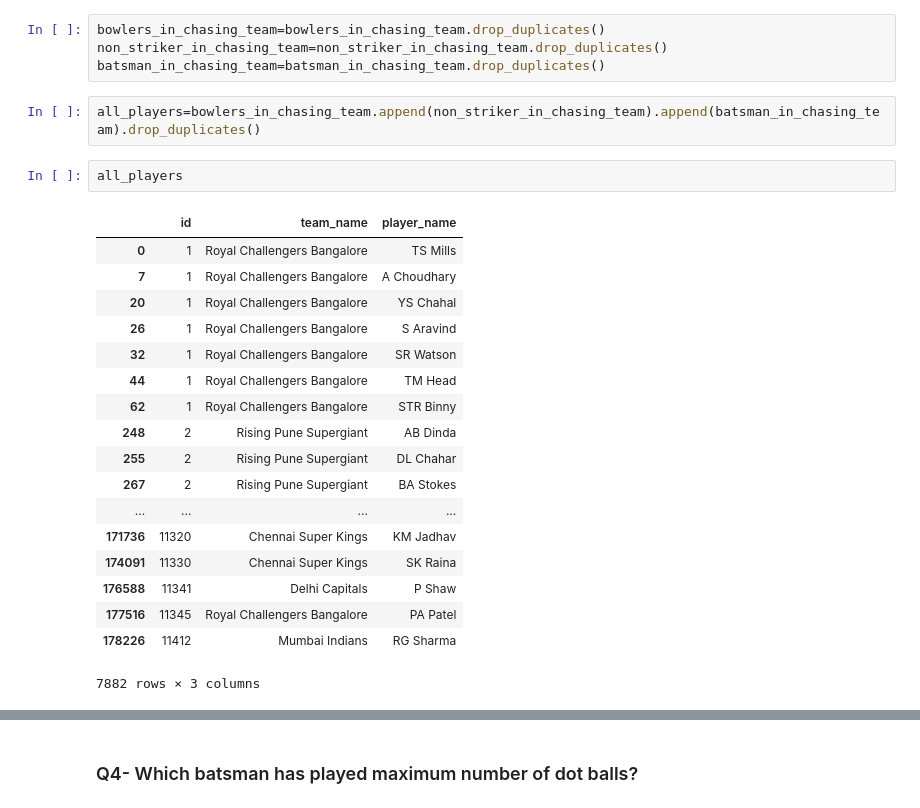
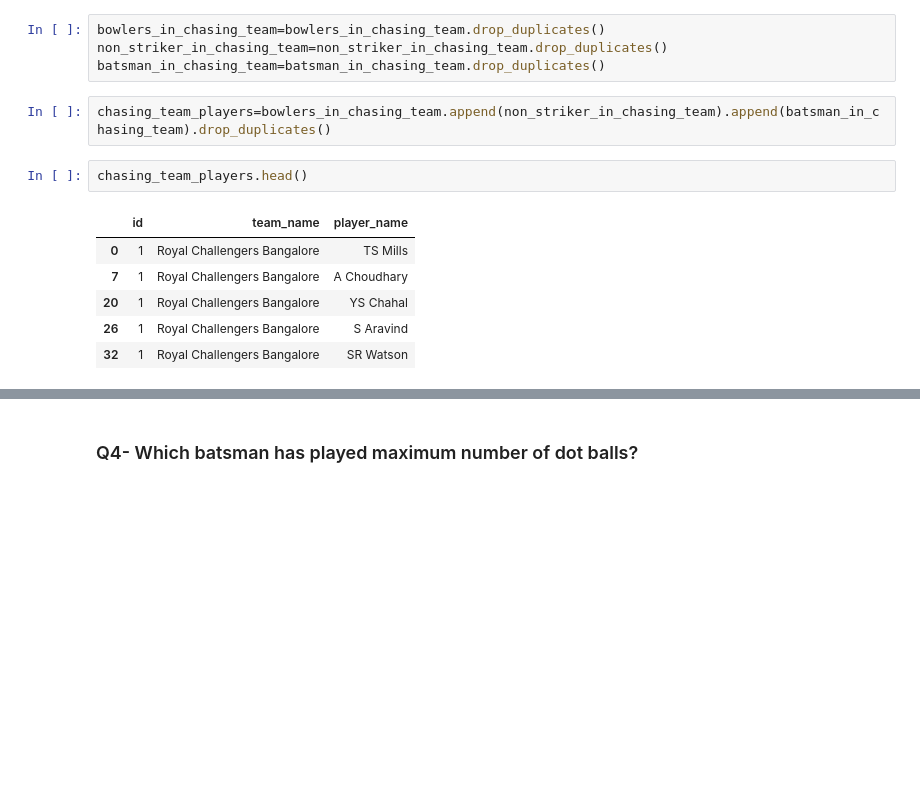
Before and after one commit to manaschopra18/Task2_assignment4_nagarro, a Jupyter notebook: Assignment 4 [IPL] - Manas Chopra.ipynb, the cells around one changed output, grey strips where cells are left out. Drawn from its saved outputs; the diff is of its cells as text; blank space fills up the shorter version.

```diff
--- a/Assignment 4 [IPL] - Manas Chopra.ipynb
+++ b/Assignment 4 [IPL] - Manas Chopra.ipynb
@@ -198,26 +200,14 @@ bowlers_in_chasing_team=bowlers_in_chasing_team.drop_duplicates()
 non_striker_in_chasing_team=non_striker_in_chasing_team.drop_duplicates()
 batsman_in_chasing_team=batsman_in_chasing_team.drop_duplicates()
 # %%
-all_players=bowlers_in_chasing_team.append(non_striker_in_chasing_team).append(batsman_in_chasing_team).drop_duplicates()
+chasing_team_players=bowlers_in_chasing_team.append(non_striker_in_chasing_team).append(batsman_in_chasing_team).drop_duplicates()
-# %%
-all_players
-# %% [output]
-|  | id | team_name | player_name |
-| 0 | 1 | Royal Challengers Bangalore | TS Mills |
-| 7 | 1 | Royal Challengers Bangalore | A Choudhary |
-| 20 | 1 | Royal Challengers Bangalore | YS Chahal |
-| 26 | 1 | Royal Challengers Bangalore | S Aravind |
-| 32 | 1 | Royal Challengers Bangalore | SR Watson |
-| 44 | 1 | Royal Challengers Bangalore | TM Head |
-| 62 | 1 | Royal Challengers Bangalore | STR Binny |
-| 248 | 2 | Rising Pune Supergiant | AB Dinda |
-| 255 | 2 | Rising Pune Supergiant | DL Chahar |
-| 267 | 2 | Rising Pune Supergiant | BA Stokes |
-| ... | ... | ... | ... |
-| 171736 | 11320 | Chennai Super Kings | KM Jadhav |
-| 174091 | 11330 | Chennai Super Kings | SK Raina |
-| 176588 | 11341 | Delhi Capitals | P Shaw |
-| 177516 | 11345 | Royal Challengers Bangalore | PA Patel |
-| 178226 | 11412 | Mumbai Indians | RG Sharma |
-7882 rows × 3 columns
+# %%
+chasing_team_players.head()
+# %% [output]
+|  | id | team_name | player_name |
+| 0 | 1 | Royal Challengers Bangalore | TS Mills |
+| 7 | 1 | Royal Challengers Bangalore | A Choudhary |
+| 20 | 1 | Royal Challengers Bangalore | YS Chahal |
+| 26 | 1 | Royal Challengers Bangalore | S Aravind |
+| 32 | 1 | Royal Challengers Bangalore | SR Watson |
 # %%
```
Also changed, not shown: parts of 18 cells of this notebook.
